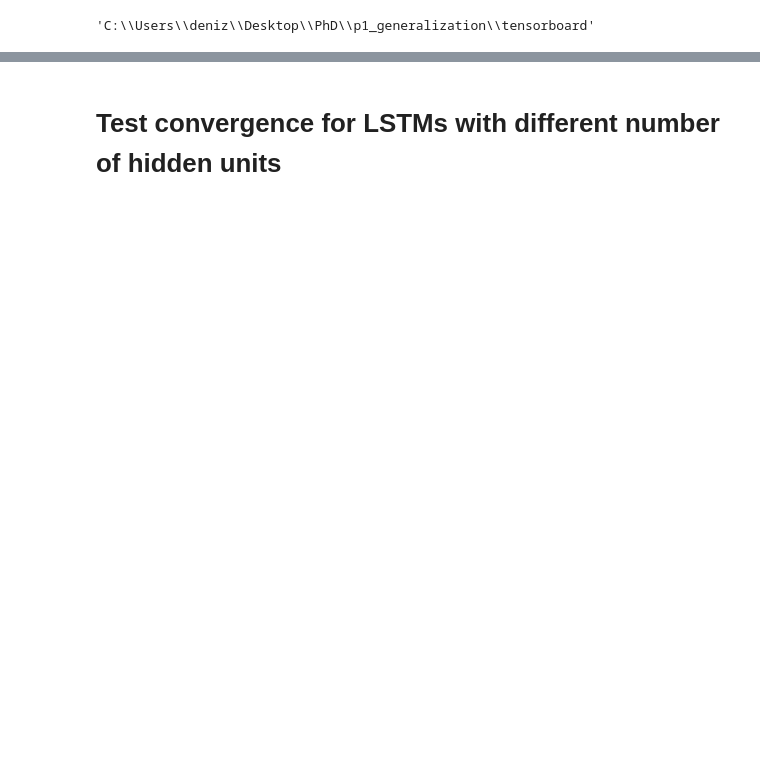
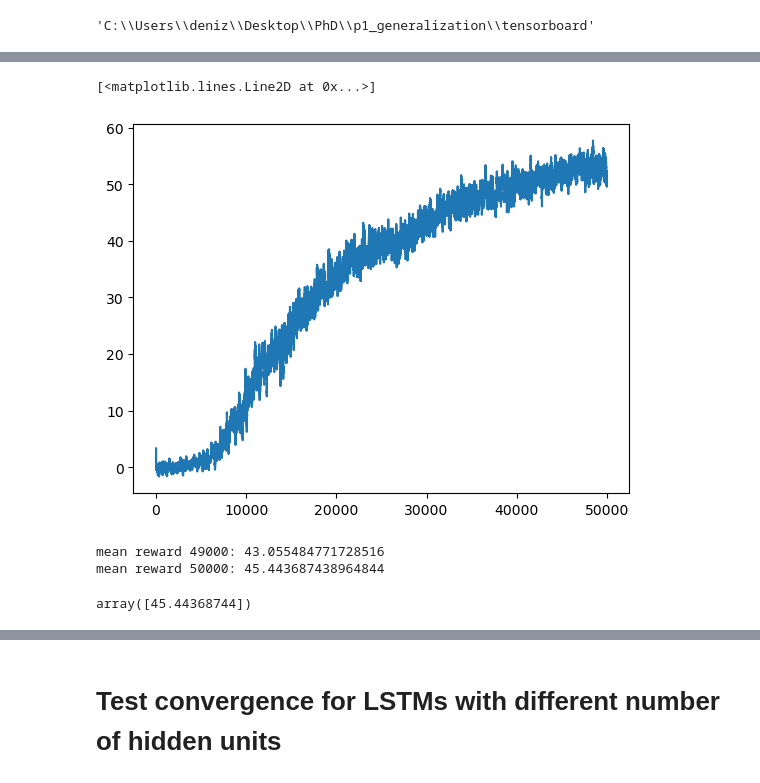
Before and after one commit to deniztu/p2_volatility, a Jupyter notebook: experiments/access_tensorboard_data.ipynb, the cells around one changed output, grey strips where cells are left out. Saved outputs shown, nothing was run; the diff lists cells and outputs as text; code cells hidden in the pictures; blank space fills up the shorter version.

```diff
--- a/experiments/access_tensorboard_data.ipynb
+++ b/experiments/access_tensorboard_data.ipynb
@@ -58,0 +63,43 @@ def get_tensorboard_data(file_name, num_ids):
+# %%
+file_name = lstm_file_name
+
+
+
+for c in cell_type:
+    for n in noise:
+        for e in entropy:
+            for a in algorithm:
+
+                d1 = []
+                d2 = []
+
+                for id_ in range(num_ids):
+
+                    if c == 'lstm' and n == 'n_u_p_0_5':
+                        c = 'lstm2'
+
+                    if c == 'lstm2' and n == 'n_n_p_0':
+                        c = 'lstm'
+
+
+                    list_of_files = glob.glob(os.path.join(file_name.format(c, a, n, e, id_), '*')) # * means all if need specific format then *.csv
+                    latest_file = max(list_of_files, key=os.path.getctime)
+
+                    lstm_data = get_tensorboard_data(lstm_file_name, num_ids)
+
+                    lstm_df = pd.DataFrame(lstm_data)
+                    #lstm_means = lstm_df.groupby('step_nums').mean().vals
+
+                    d1.extend(lstm_df.loc[lstm_df['step_nums']==low_episode].vals.to_numpy())
+                    d2.extend(lstm_df.loc[lstm_df['step_nums']==high_episode].vals.to_numpy())
+
+                # ttest dependant
+                pval = ttest_rel(d1,d2).pvalue
+
+                print('##############################')
+
+                print('CELL: {};NOISE: {};ENTROPY: {}; ALG: {}, ID: {}'.format(c,n,e,a,id_))
+                print('MEAN {}: {}, MEAN {}: {}, PVAL: {}'.format(low_episode + 1, np.mean(d1),
+                                                                  high_episode + 1, np.mean(d2),
+                                                                  pval))
+                print('##############################')
@@ -58,0 +127,5 @@ def get_tensorboard_data(file_name, num_ids):
+# %%
+plt.plot(lstm_data['vals'])
+# %% [output]
+[<matplotlib.lines.Line2D at 0x...>]
+[figure, added]
@@ -59 +136,18 @@ def get_tensorboard_data(file_name, num_ids):
+# %%
+a = lstm_df.loc[lstm_df['step_nums']==low_episode].vals.to_numpy()
+b = lstm_df.loc[lstm_df['step_nums']==high_episode].vals.to_numpy()
+
+# ttest dependant
+ttest_rel(a,b).pvalue
+
+# means
+print('mean reward {}: {}'.format(low_episode + 1, np.mean(a)))
+print('mean reward {}: {}'.format(high_episode + 1, np.mean(b)))
+# %% [output]
+mean reward 49000: 43.055484771728516
+mean reward 50000: 45.443687438964844
+# %%
+b
+# %% [output]
+array([45.44368744])
 # %%
```
Also changed, not shown: parts of 21 cells of this notebook, 28 other files.
